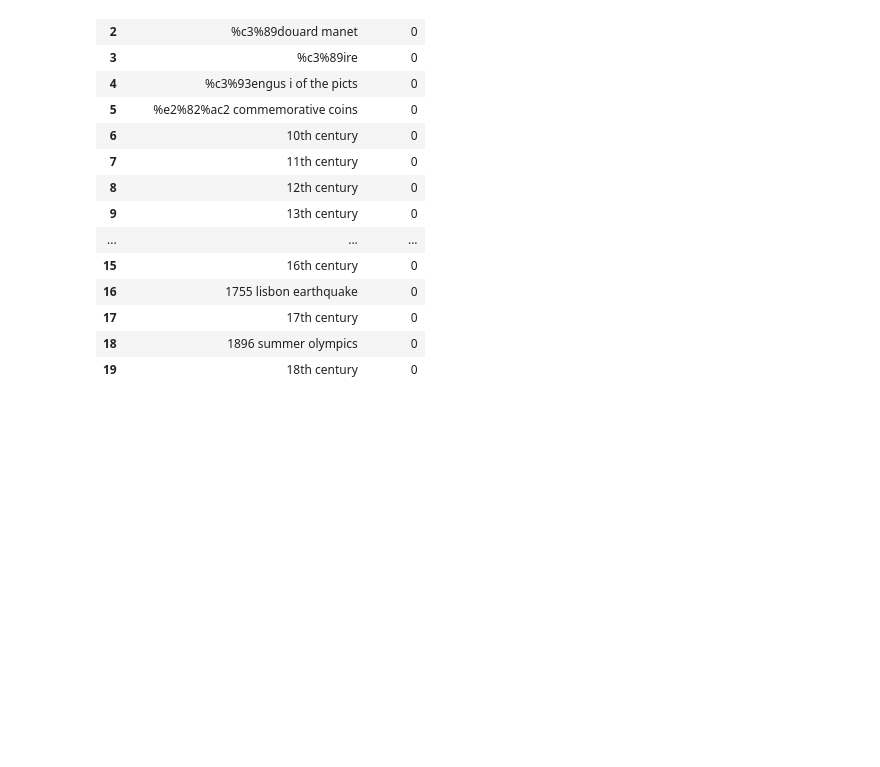
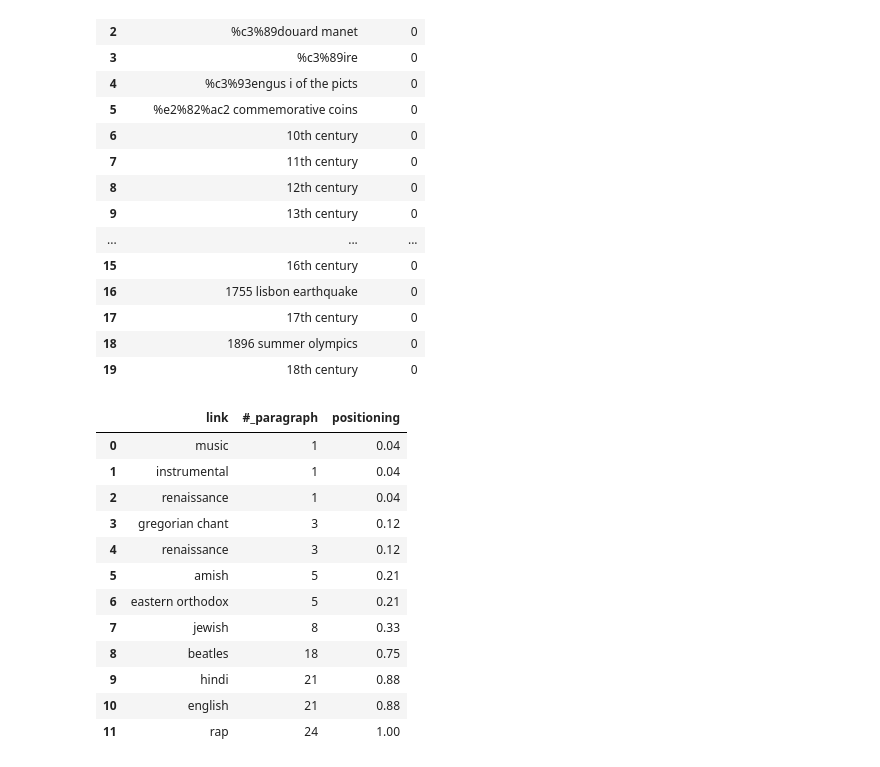
Before and after one commit to epfl-ada/ada-2022-project-theadalyzers, a Jupyter notebook: P2.ipynb, the cells around one changed output. Saved outputs shown, nothing was run; the diff lists cells and outputs as text; code cells hidden in the pictures; blank space fills up the shorter version.

```diff
--- a/P2.ipynb
+++ b/P2.ipynb
@@ -182,25 +182,40 @@ soups
 # %%
 # HTML tag for hyperlinks is <a href= >
 # this is the dataframe of the hyperlinks contained in an article, with the number of paragraph they show up in
 # and its relative postion in the article
 
 paragraphs = soup.find_all('p')
 
 links=[]
 i=0
 
 for p in paragraphs:
     i+=1
     all_links=p.find_all('a')
     for link in all_links:
         if 'href' in link.attrs:
             link_title=link.text
             link_paragraph=i
             links.append([link_title, link_paragraph])
 
 link_positioning_df=pd.DataFrame(links, columns=['link', '#_paragraph']).drop_duplicates()
 link_positioning_df['positioning']=round(link_positioning_df['#_paragraph']/len(paragraphs), 2)
+link_positioning_df['link']=filter_article_name(link_positioning_df['link'])
 link_positioning_df
+# %% [output]
+|  | link | #_paragraph | positioning |
+| 0 | music | 1 | 0.04 |
+| 1 | instrumental | 1 | 0.04 |
+| 2 | renaissance | 1 | 0.04 |
+| 3 | gregorian chant | 3 | 0.12 |
+| 4 | renaissance | 3 | 0.12 |
+| 5 | amish | 5 | 0.21 |
+| 6 | eastern orthodox | 5 | 0.21 |
+| 7 | jewish | 8 | 0.33 |
+| 8 | beatles | 18 | 0.75 |
+| 9 | hindi | 21 | 0.88 |
+| 10 | english | 21 | 0.88 |
+| 11 | rap | 24 | 1.00 |
 # %%
 # function for all html files
 
```
Also changed, not shown: parts of 21 cells of this notebook.
